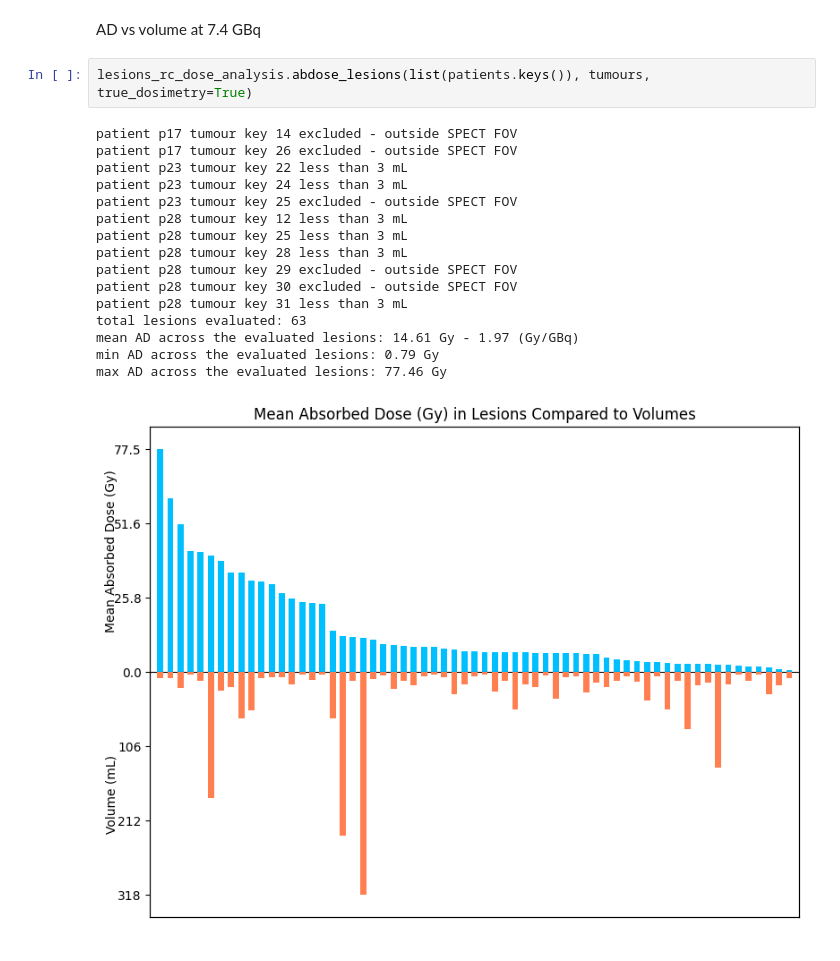
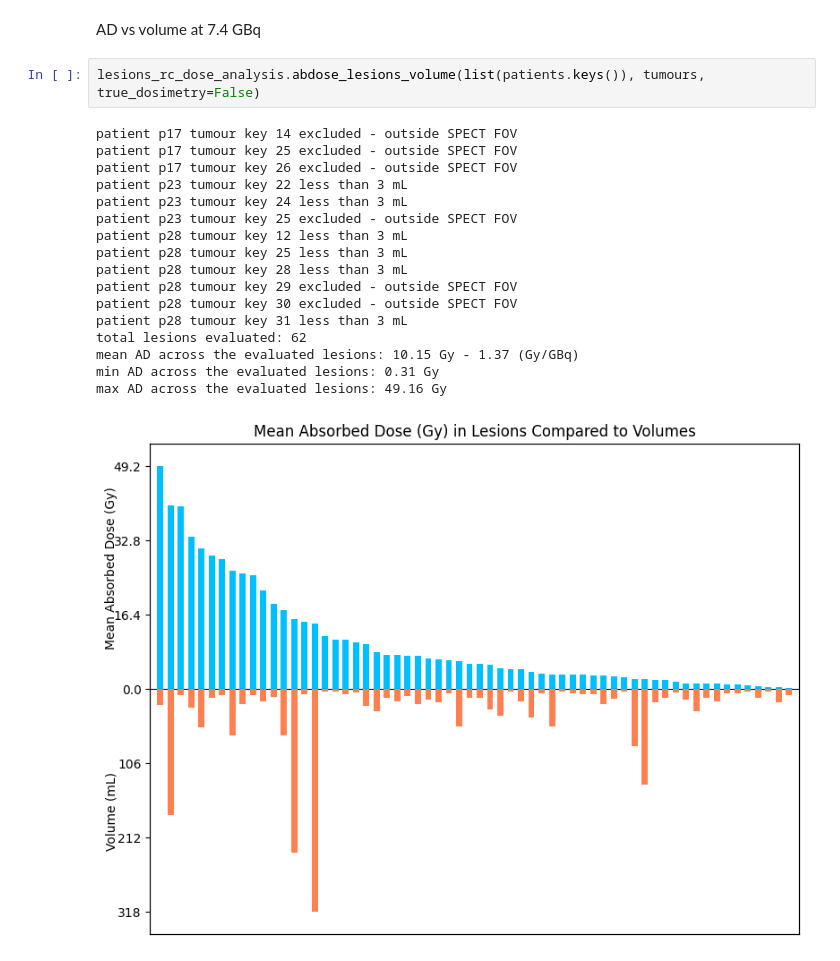
Before and after one commit to luisadias02/177lu_psma_treatment_planning, a Jupyter notebook: lesions_analysis.ipynb, the cells around one changed output. Saved outputs shown, nothing was run; the diff lists cells and outputs as text.

```diff
--- a/lesions_analysis.ipynb
+++ b/lesions_analysis.ipynb
@@ -67,21 +89,22 @@ median RC across selected lesions: 57.72%, range(25.31, 120.38)%
 # %% [markdown]
 AD vs volume at 7.4 GBq
 # %%
-lesions_rc_dose_analysis.abdose_lesions(list(patients.keys()), tumours, true_dosimetry=True)
+lesions_rc_dose_analysis.abdose_lesions_volume(list(patients.keys()), tumours, true_dosimetry=False)
 # %% [output]
 patient p17 tumour key 14 excluded - outside SPECT FOV
+patient p17 tumour key 25 excluded - outside SPECT FOV
 patient p17 tumour key 26 excluded - outside SPECT FOV
 patient p23 tumour key 22 less than 3 mL
 patient p23 tumour key 24 less than 3 mL
 patient p23 tumour key 25 excluded - outside SPECT FOV
 patient p28 tumour key 12 less than 3 mL
 patient p28 tumour key 25 less than 3 mL
 patient p28 tumour key 28 less than 3 mL
 patient p28 tumour key 29 excluded - outside SPECT FOV
 patient p28 tumour key 30 excluded - outside SPECT FOV
 patient p28 tumour key 31 less than 3 mL
-total lesions evaluated: 63
-mean AD across the evaluated lesions: 14.61 Gy - 1.97 (Gy/GBq)
-min AD across the evaluated lesions: 0.79 Gy
-max AD across the evaluated lesions: 77.46 Gy
+total lesions evaluated: 62
+mean AD across the evaluated lesions: 10.15 Gy - 1.37 (Gy/GBq)
+min AD across the evaluated lesions: 0.31 Gy
+max AD across the evaluated lesions: 49.16 Gy
-[figure, old version]
+[figure, new version]
```
Also changed, not shown: parts of 6 cells of this notebook, 5 other files.
